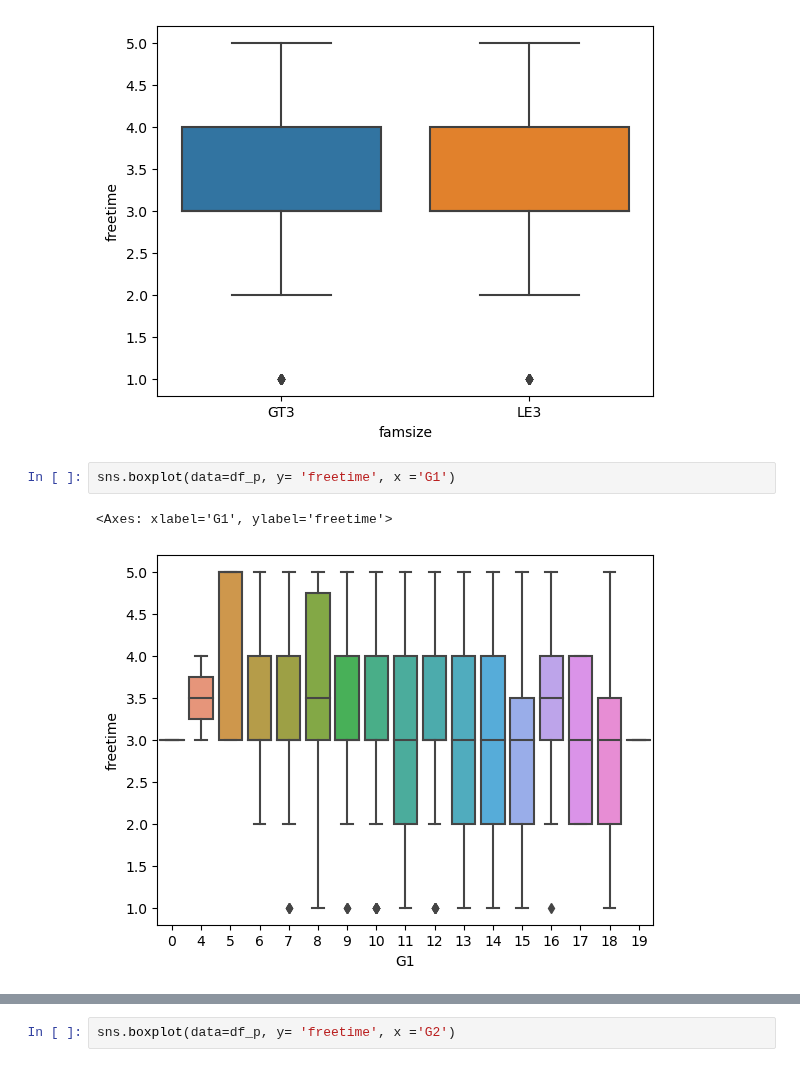
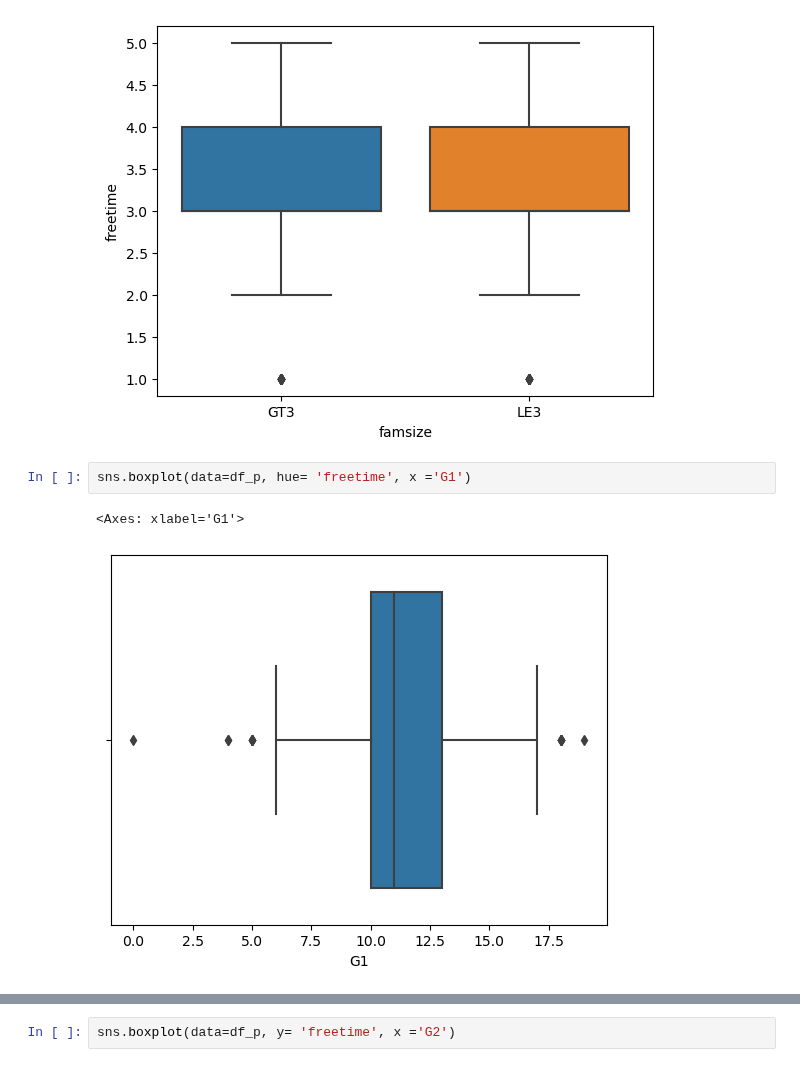
Before and after one commit to cshields164/end-of-phase1-project, a Jupyter notebook: code/01explore.ipynb, the cells around one changed output, grey strips where cells are left out. Saved outputs shown, nothing was run; the diff lists cells and outputs as text.

```diff
--- a/code/01explore.ipynb
+++ b/code/01explore.ipynb
@@ -74,7 +73,7 @@ sns.boxplot(data=df_p, y= 'freetime', x ='famsize')
 <Axes: xlabel='famsize', ylabel='freetime'>
 [figure]
 # %%
-sns.boxplot(data=df_p, y= 'freetime', x ='G1')
+sns.boxplot(data=df_p, hue= 'freetime', x ='G1')
 # %% [output]
-<Axes: xlabel='G1', ylabel='freetime'>
+<Axes: xlabel='G1'>
-[figure, old version]
+[figure, new version]
```
Also changed, not shown: parts of 11 cells of this notebook, 5 other files.
